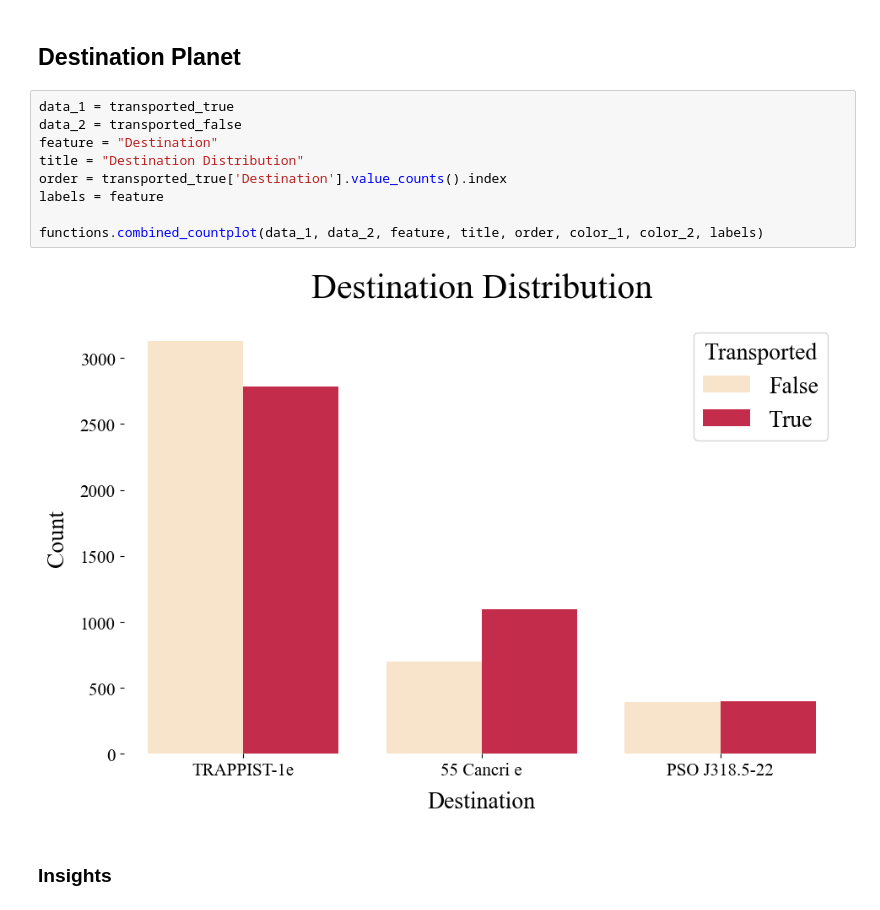
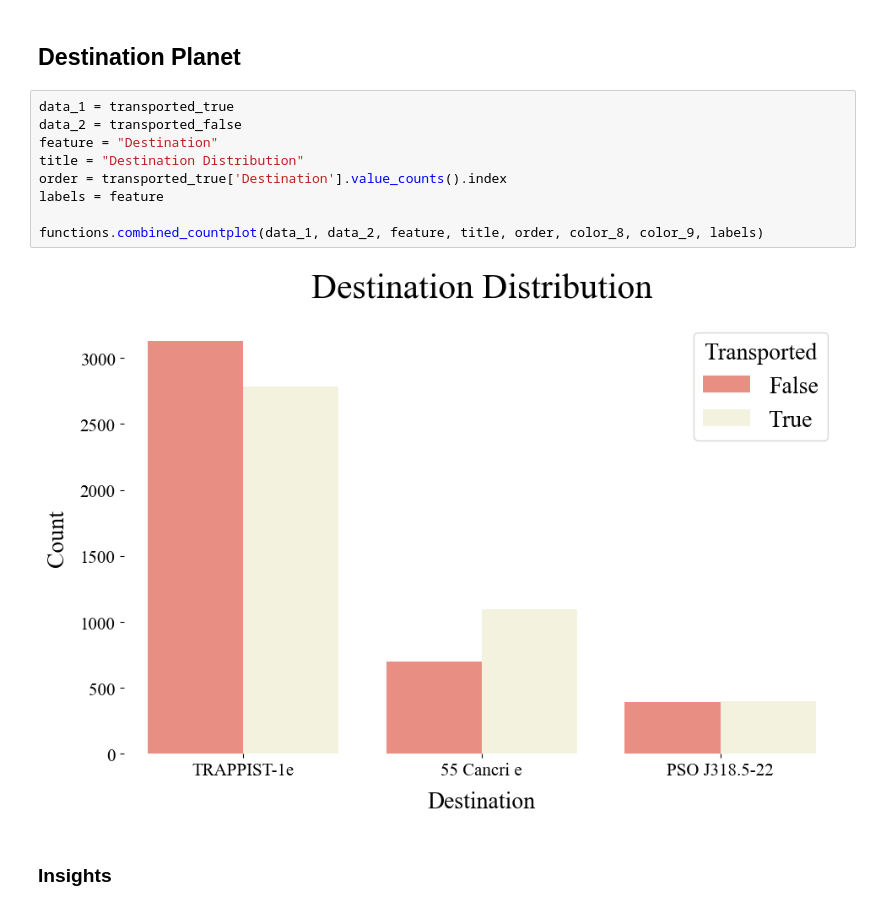
Before and after one commit to KevinNourian/Titanic, a Jupyter notebook: Notebooks/Titanic EDA 2.0.1.ipynb, the cells around one changed output. Drawn from its saved outputs; the diff is of its cells as text.

```diff
--- a/Notebooks/Titanic EDA 2.0.1.ipynb
+++ b/Notebooks/Titanic EDA 2.0.1.ipynb
@@ -143,14 +143,14 @@ functions.combined_countplot(data_1, data_2, feature, title, order, color_1, col
 # %%
 data_1 = transported_true
 data_2 = transported_false
 feature = "Destination"
 title = "Destination Distribution"
 order = transported_true['Destination'].value_counts().index
 labels = feature
 
-functions.combined_countplot(data_1, data_2, feature, title, order, color_1, color_2, labels)
+functions.combined_countplot(data_1, data_2, feature, title, order, color_8, color_9, labels)
 # %% [output]
-[figure, old version]
+[figure, new version]
 # %% [markdown]
 ### **Insights**
 # %% [markdown]
```
Also changed, not shown: parts of 12 cells of this notebook, 2 other files.
